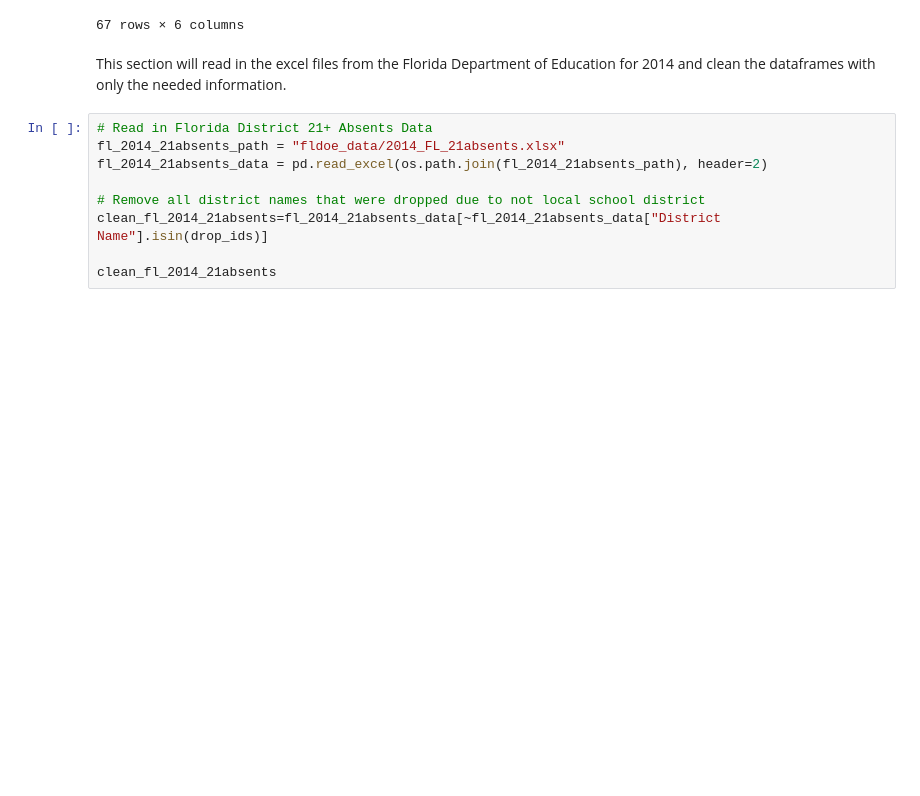
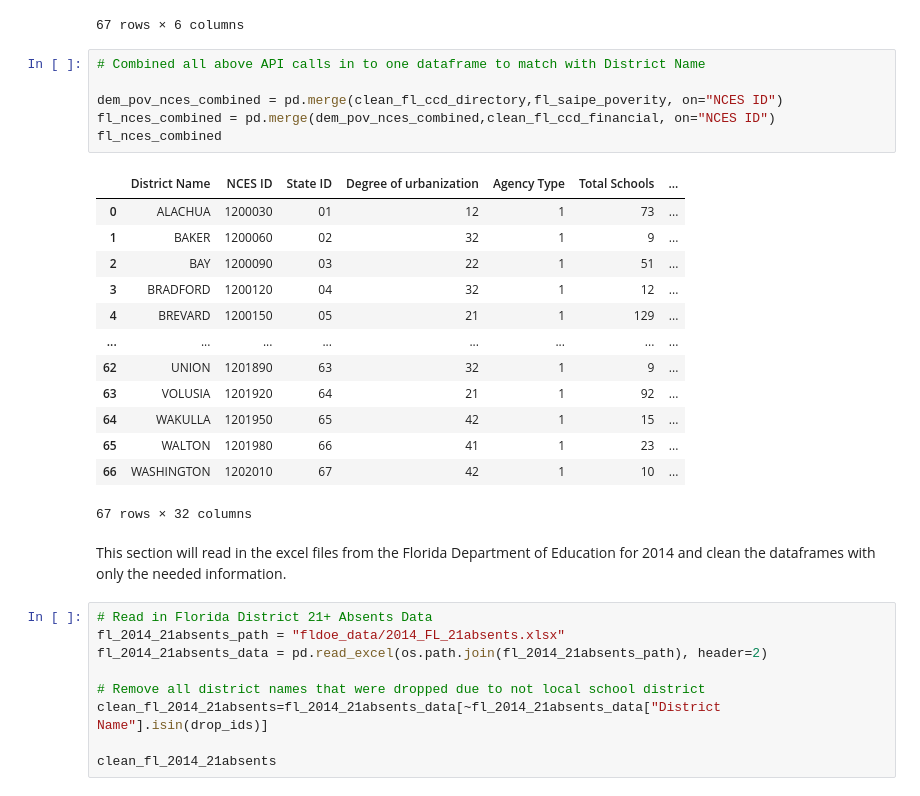
Before and after one commit to jjwilliams11/project1, a Jupyter notebook: Education_Dropout/FL_Education_Dropout_JJ.ipynb, the cells around one changed output. Saved outputs shown, nothing was run; the diff lists cells and outputs as text; blank space fills up the shorter version.

Commit message:
Merged API data into one Dataframe

```diff
--- a/Education_Dropout/FL_Education_Dropout_JJ.ipynb
+++ b/Education_Dropout/FL_Education_Dropout_JJ.ipynb
@@ -256,6 +256,26 @@ fl_saipe_poverity
 | 65 | 1201980 | 61530.0 | 9060.0 | 0.147245 | 2256.0 | ... |
 | 66 | 1202010 | 24451.0 | 3653.0 | 0.149401 | 990.0 | ... |
 67 rows × 6 columns
+# %%
+# Combined all above API calls in to one dataframe to match with District Name
+
+dem_pov_nces_combined = pd.merge(clean_fl_ccd_directory,fl_saipe_poverity, on="NCES ID")
+fl_nces_combined = pd.merge(dem_pov_nces_combined,clean_fl_ccd_financial, on="NCES ID")
+fl_nces_combined
+# %% [output]
+|  | District Name | NCES ID | State ID | Degree of urbanization | Agency Type | Total Schools | ... |
+| 0 | ALACHUA | 1200030 | 01 | 12 | 1 | 73 | ... |
+| 1 | BAKER | 1200060 | 02 | 32 | 1 | 9 | ... |
+| 2 | BAY | 1200090 | 03 | 22 | 1 | 51 | ... |
+| 3 | BRADFORD | 1200120 | 04 | 32 | 1 | 12 | ... |
+| 4 | BREVARD | 1200150 | 05 | 21 | 1 | 129 | ... |
+| ... | ... | ... | ... | ... | ... | ... | ... |
+| 62 | UNION | 1201890 | 63 | 32 | 1 | 9 | ... |
+| 63 | VOLUSIA | 1201920 | 64 | 21 | 1 | 92 | ... |
+| 64 | WAKULLA | 1201950 | 65 | 42 | 1 | 15 | ... |
+| 65 | WALTON | 1201980 | 66 | 41 | 1 | 23 | ... |
+| 66 | WASHINGTON | 1202010 | 67 | 42 | 1 | 10 | ... |
+67 rows × 32 columns
 # %% [markdown]
 This section will read in the excel files from the Florida Department of Education for 2014 and clean the dataframes with only the needed information.
 # %%
```
Also changed, not shown: 1 other file.
